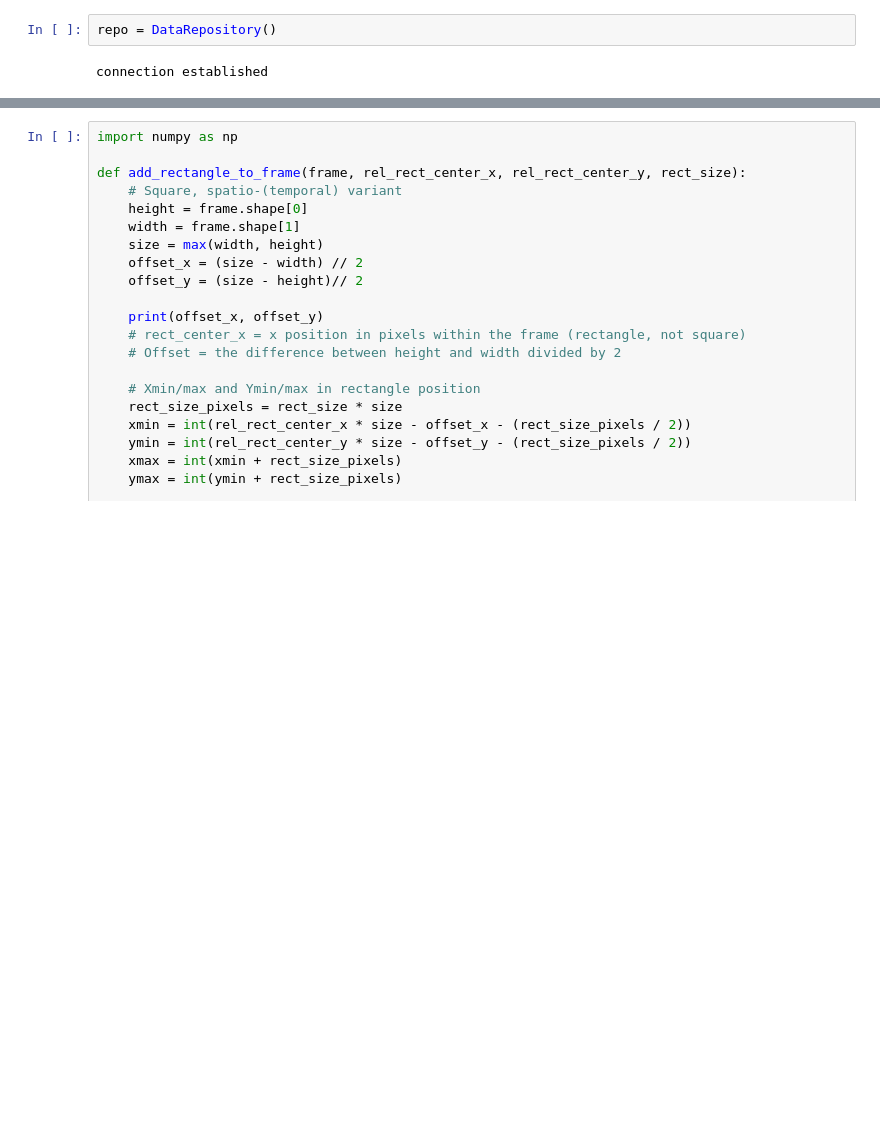
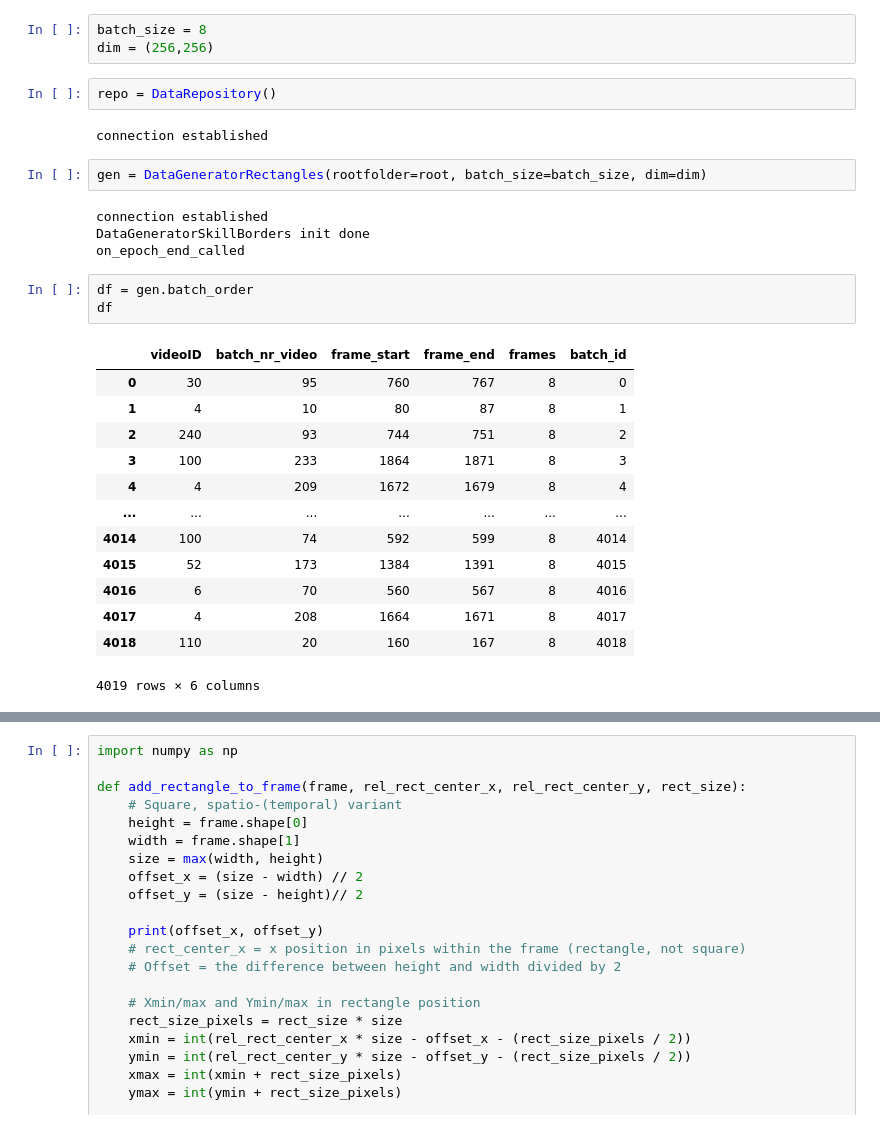
Before and after one commit to mikeddecker/judge, a Jupyter notebook: scripts/test_db_connection.ipynb, the cells around one changed output, grey strips where cells are left out. Drawn from its saved outputs; the diff is of its cells as text; blank space fills up the shorter version.

```diff
--- a/scripts/test_db_connection.ipynb
+++ b/scripts/test_db_connection.ipynb
@@ -23,4 +18,30 @@ To enable the following instructions: AVX2 AVX512F AVX512_VNNI FMA, in other ope
+# %%
+batch_size = 8
+dim = (256,256)
 # %%
 repo = DataRepository()
 # %% [output]
 connection established
+# %%
+gen = DataGeneratorRectangles(rootfolder=root, batch_size=batch_size, dim=dim)
+# %% [output]
+connection established
+DataGeneratorSkillBorders init done
+on_epoch_end_called
+# %%
+df = gen.batch_order
+df
+# %% [output]
+|  | videoID | batch_nr_video | frame_start | frame_end | frames | batch_id |
+| 0 | 30 | 95 | 760 | 767 | 8 | 0 |
+| 1 | 4 | 10 | 80 | 87 | 8 | 1 |
+| 2 | 240 | 93 | 744 | 751 | 8 | 2 |
+| 3 | 100 | 233 | 1864 | 1871 | 8 | 3 |
+| 4 | 4 | 209 | 1672 | 1679 | 8 | 4 |
+| ... | ... | ... | ... | ... | ... | ... |
+| 4014 | 100 | 74 | 592 | 599 | 8 | 4014 |
+| 4015 | 52 | 173 | 1384 | 1391 | 8 | 4015 |
+| 4016 | 6 | 70 | 560 | 567 | 8 | 4016 |
+| 4017 | 4 | 208 | 1664 | 1671 | 8 | 4017 |
+| 4018 | 110 | 20 | 160 | 167 | 8 | 4018 |
+4019 rows × 6 columns
```
Also changed, not shown: parts of 42 cells of this notebook, 7 other files.
